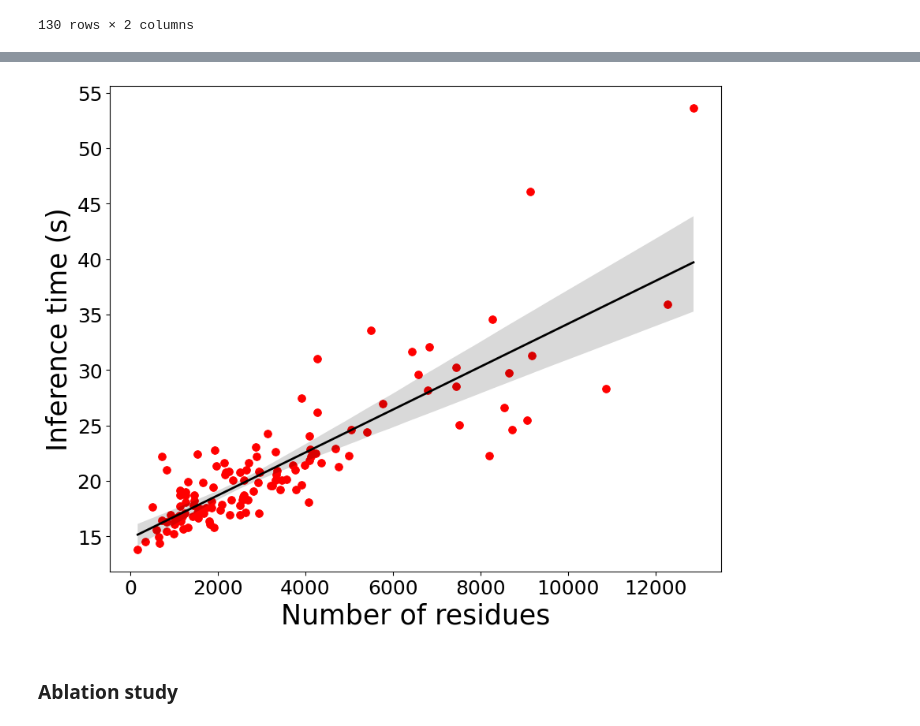
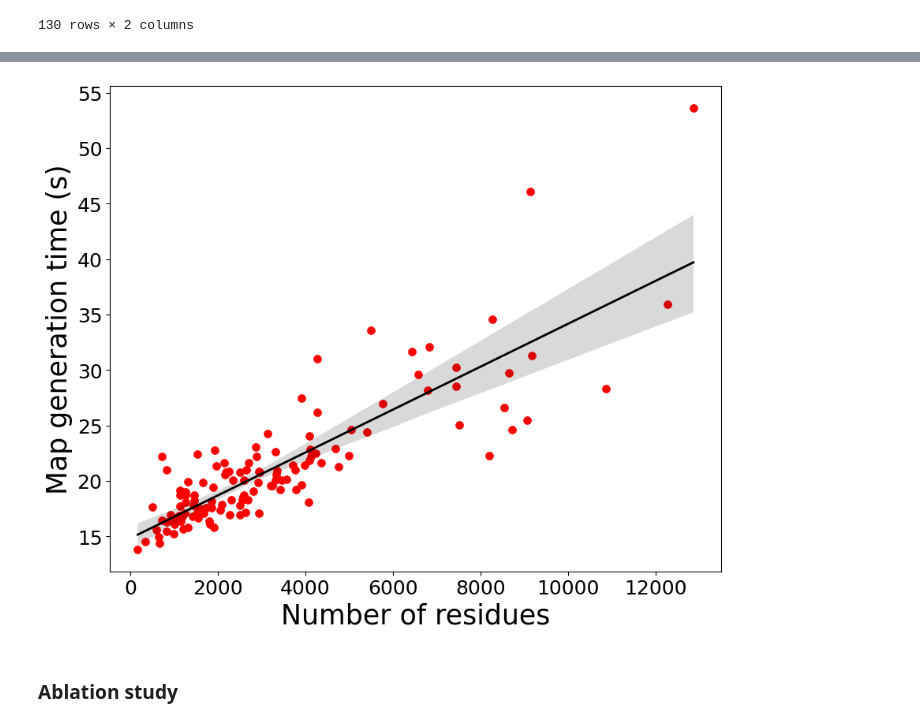
Before and after one commit to chenwei-zhang/struc2mapGAN, a Jupyter notebook: notebooks/evaluate_plot.ipynb, the cells around one changed output, grey strips where cells are left out. Saved outputs shown, nothing was run; the diff lists cells and outputs as text; code cells hidden in the pictures.

```diff
--- a/notebooks/evaluate_plot.ipynb
+++ b/notebooks/evaluate_plot.ipynb
@@ -129,7 +160,7 @@ import seaborn as sns
 import matplotlib.pyplot as plt
 import pandas as pd
 
-df_csv = pd.read_csv('../paper_benchmark/inference_data.csv', dtype={'PDBID': str, 'EMID': str, 'Resolution': float, 'Inference-Time (s)': float, 'PCC_gan': float, 'PCC_StructureBlurrer': float, 'PCC_molmap': float, 'SSIM_gan': float, 'SSIM_StructureBlurrer': float, 'SSIM_molmap': float})
+df_csv = pd.read_csv('../paper_benchmark/inference_data.csv', dtype={'PDBID': str, 'EMID': str})
 pdb_list = df_csv['PDBID'].to_numpy()
 emd_list = df_csv['EMID'].to_numpy()
 resolution_list = df_csv['Resolution'].to_numpy()
@@ -161,6 +192,16 @@ df = pd.DataFrame({
     'SSIM-GAN-Ablation': df_csv['SSIM_gan_ablation'],
     'Correlation-GAN-Ablation': df_csv['Correlation_gan_ablation'],
     'Correlation_Average-GAN-Ablation': df_csv['Correlation_About_Mean_gan_ablation'],
+    'PCC-GAN-Rawmap': df_csv['PCC_gan_rawmap'],
+    'SSIM-GAN-Rawmap': df_csv['SSIM_gan_rawmap'],
+    'Correlation-GAN-Rawmap': df_csv['Correlation_gan_rawmap'],
+    'Correlation_Average-GAN-Rawmap': df_csv['Correlation_About_Mean_gan_rawmap'],
+    # molmap_ogres
+    'PCC-molmap-ogres': df_csv['PCC_molmap_ogres'],
+    'SSIM-molmap-ogres': df_csv['SSIM_molmap_ogres'],
+    'Correlation-molmap-ogres': df_csv['Correlation_molmap_ogres'],
+    'Correlation_Average-molmap-ogres': df_csv['Correlation_About_Mean_molmap_ogres'],
+
     # Residues
     'Residues': df_csv['Residues'],
     })
@@ -504,37 +699,35 @@ sns.scatterplot(
 
 sns.regplot(
     x='Residues',
     y='Time',
     data=df_time,
     scatter=False,
     color='k',
     line_kws={'linewidth': hlinewidth}
 )
 
 # Set the font size of the ticks
 ax.tick_params(labelsize=18)
 ax.set_xlabel('Number of residues', fontsize=fontsize)
-ax.set_ylabel('Inference time (s)', fontsize=fontsize)
+ax.set_ylabel('Map generation time (s)', fontsize=fontsize)
 
 # # also show distribution of the data
 # sns.histplot(
 #     x='Residues',
 #     data=df_time,
 #     bins=20,
 #     color='b',
 #     alpha=0.5,
 #     kde=True,
 #     ax=ax.twinx(),
 # )
 
-
 plt.show()
 
 # save to pdf
-
 fig.savefig('inference_time.pdf', bbox_inches='tight')
 # %% [output]
-[figure, old version]
+[figure, new version]
 # %% [markdown]
 ### Ablation study
 # %% [markdown]
```
Also changed, not shown: parts of 23 cells of this notebook, 1 other file.
